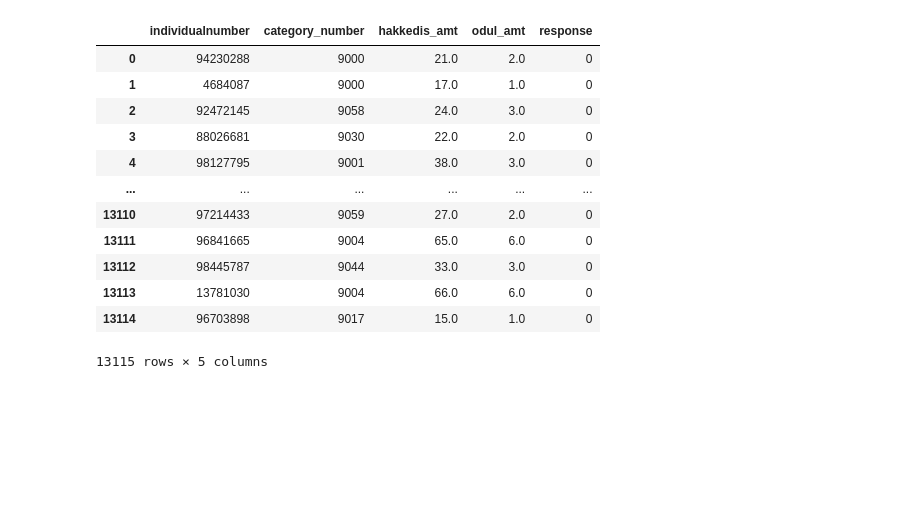
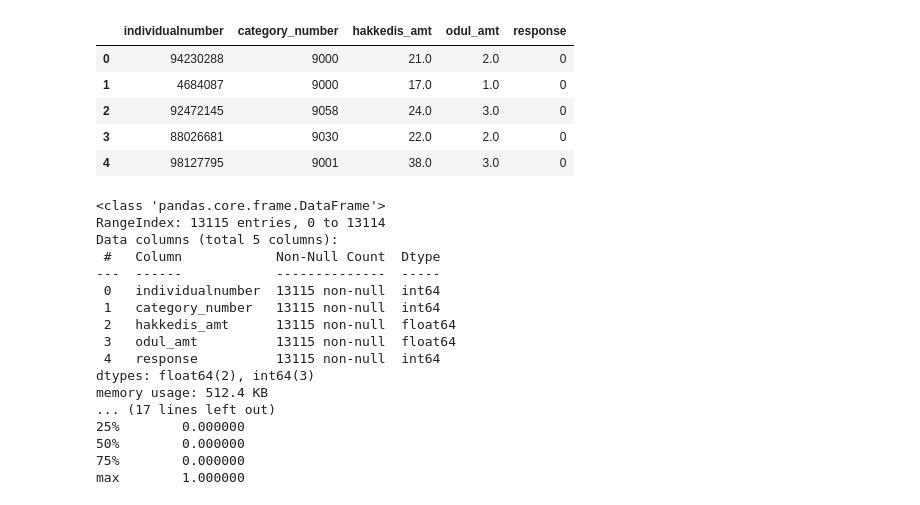
Before and after one commit to ata-turhan/Kaggle-Blueprints-Time-Series, a Jupyter notebook: Migros.ipynb, the cells around one changed output. Drawn from its saved outputs; the diff is of its cells as text; code cells hidden in the pictures; blank space fills up the shorter version.

```diff
--- a/Migros.ipynb
+++ b/Migros.ipynb
@@ -6,3 +6,6 @@ from pycaret.classification import *
 import warnings
 
 warnings.filterwarnings('ignore')
+pd.set_option('display.max_columns', None)
+pd.set_option('display.max_rows', None)
+%load_ext jupyternotify
@@ -9,17 +14,31 @@ warnings.filterwarnings('ignore')
 # %%
 train = pd.read_csv("data/train.csv")
-train
+train.head()
 # %% [output]
 |  | individualnumber | category_number | hakkedis_amt | odul_amt | response |
 | 0 | 94230288 | 9000 | 21.0 | 2.0 | 0 |
 | 1 | 4684087 | 9000 | 17.0 | 1.0 | 0 |
 | 2 | 92472145 | 9058 | 24.0 | 3.0 | 0 |
 | 3 | 88026681 | 9030 | 22.0 | 2.0 | 0 |
 | 4 | 98127795 | 9001 | 38.0 | 3.0 | 0 |
-| ... | ... | ... | ... | ... | ... |
-| 13110 | 97214433 | 9059 | 27.0 | 2.0 | 0 |
-| 13111 | 96841665 | 9004 | 65.0 | 6.0 | 0 |
-| 13112 | 98445787 | 9044 | 33.0 | 3.0 | 0 |
-| 13113 | 13781030 | 9004 | 66.0 | 6.0 | 0 |
-| 13114 | 96703898 | 9017 | 15.0 | 1.0 | 0 |
-13115 rows × 5 columns
+# %%
+print(train.info(memory_usage = "deep"), end = "\n\n")
+print(train.describe())
+# %% [output]
+<class 'pandas.core.frame.DataFrame'>
+RangeIndex: 13115 entries, 0 to 13114
+Data columns (total 5 columns):
+ #   Column            Non-Null Count  Dtype
+---  ------            --------------  -----
+ 0   individualnumber  13115 non-null  int64
+ 1   category_number   13115 non-null  int64
+ 2   hakkedis_amt      13115 non-null  float64
+ 3   odul_amt          13115 non-null  float64
+ 4   response          13115 non-null  int64
+dtypes: float64(2), int64(3)
+memory usage: 512.4 KB
+... (17 lines left out)
+25%        0.000000
+50%        0.000000
+75%        0.000000
+max        1.000000
```
Also changed, not shown: parts of 47 cells of this notebook, 6 other files.
